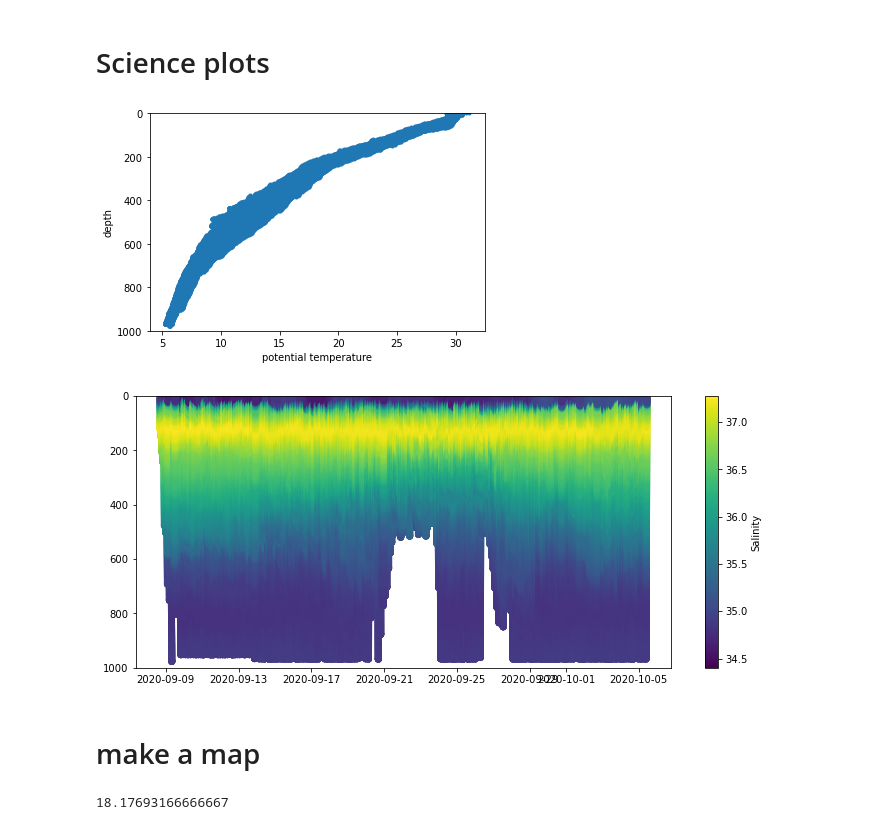
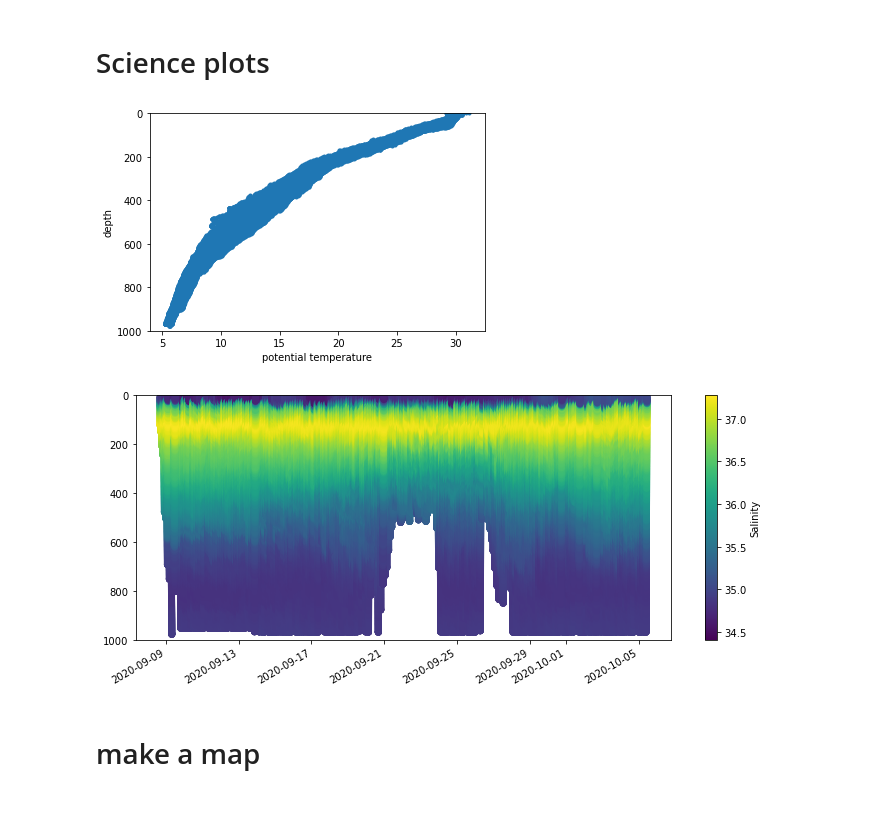
Before and after one commit to ted80810/IOO_masters2020, a Jupyter notebook: RU29_daily_checks.ipynb, the cells around one changed output. Cells and saved outputs as stored; diff of their text form; code cells hidden in the pictures.

```diff
--- a/RU29_daily_checks.ipynb
+++ b/RU29_daily_checks.ipynb
@@ -79,30 +79,20 @@ fig.autofmt_xdate()
 # %%
 
 plt.figure()
 plt.plot(ds.potential_temperature, ds.depth, '.')
 plt.ylabel('depth')
 plt.xlabel('potential temperature')
 plt.ylim([1000, 0])
 
 
 # warning, scatter can take a long tiem!
-fit = plt.figure( figsize = (12,5))
+fig = plt.figure( figsize = (12,5))
 plt.scatter(ds.time, ds.depth, c=ds.salinity, )
 plt.colorbar(label='Salinity')
 plt.ylim([1000, 0])
 fig.autofmt_xdate()
 # %% [output]
 [figure]
-[figure, old version]
+[figure, new version]
 # %% [markdown]
 # make a map
-# %%
-# improve this with cartopy
-# need to convert DDMM.MMMM format into DD.DD
-lat_deg = float(str(ds.m_gps_lat.values[10])[:2])
-lat_min = float(str(ds.m_gps_lat.values[10])[2:])
-
-lat = lat_deg + lat_min/60
-lat
-# %% [output]
-18.17693166666667
```
Also changed, not shown: parts of 3 cells of this notebook.
